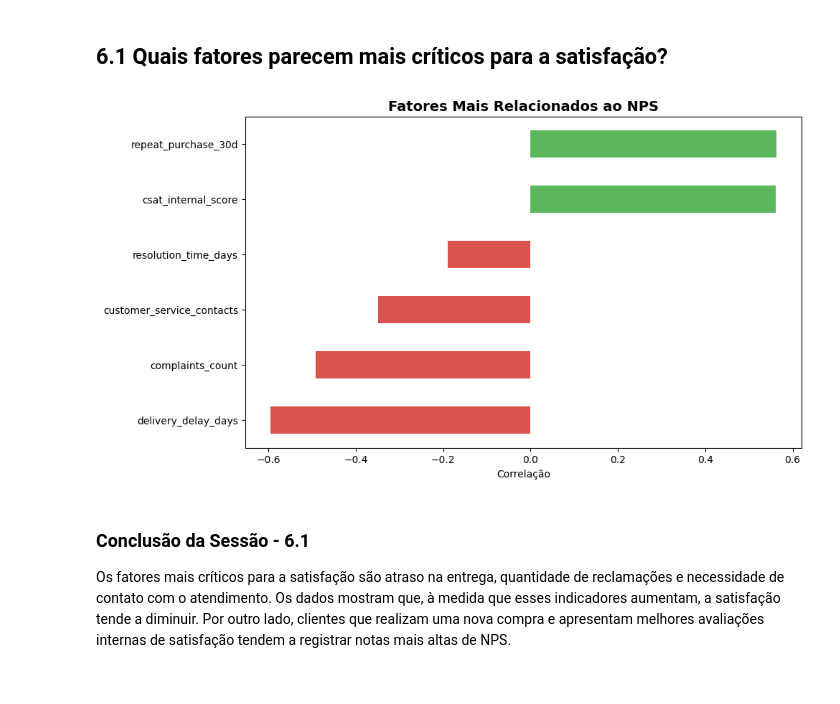
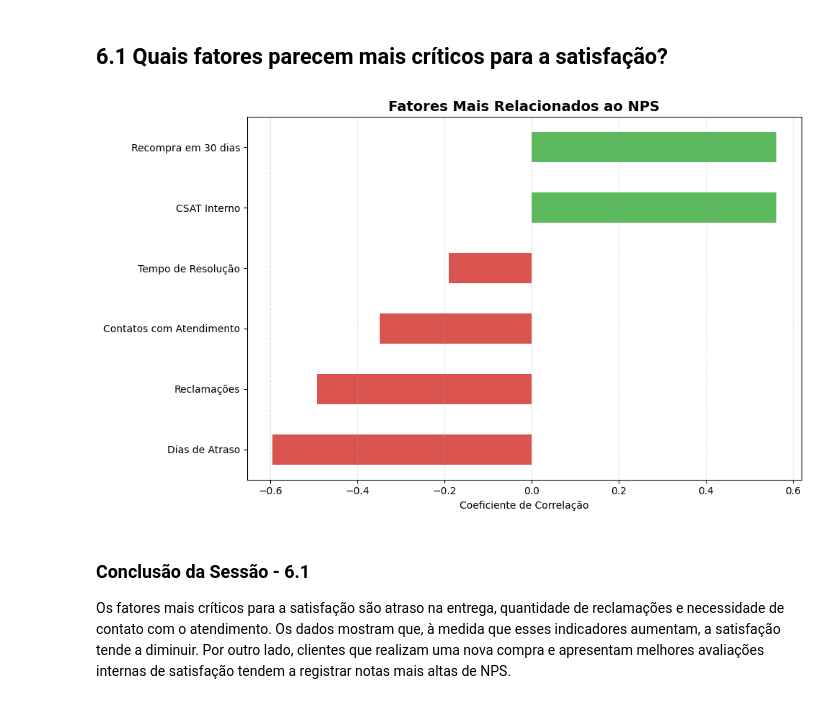
Before and after one commit to GabrielButti/tech_challenge_1, a Jupyter notebook: notebooks/analise_exploratoria_dados.ipynb, the cells around one changed output. Drawn from its saved outputs; the diff is of its cells as text; code cells hidden in the pictures.

```diff
--- a/notebooks/tech_challenge_v2.ipynb
+++ b/notebooks/analise_exploratoria_dados.ipynb
@@ -813,6 +899,17 @@ AZUL = "#5B8FF9"
 ## 6.1 Quais fatores parecem mais críticos para a satisfação?
 # %%
 # Gráfico de barras horizontais da correlação entre as variáveis e o NPS
+
+# Renomeando apenas para exibição
+nomes_pt = {
+    'delivery_delay_days': 'Dias de Atraso',
+    'complaints_count': 'Reclamações',
+    'customer_service_contacts': 'Contatos com Atendimento',
+    'resolution_time_days': 'Tempo de Resolução',
+    'repeat_purchase_30d': 'Recompra em 30 dias',
+    'csat_internal_score': 'CSAT Interno',
+    'nps_score': 'NPS'
+}
 
 corr_nps = (
     df_nps[
@@ -820,37 +917,42 @@ corr_nps = (
             'delivery_delay_days',
             'complaints_count',
             'customer_service_contacts',
             'resolution_time_days',
             'repeat_purchase_30d',
             'csat_internal_score',
             'nps_score'
         ]
     ]
-    .corr()['nps_score']
-    .drop('nps_score')
+    .rename(columns=nomes_pt)
+    .corr()['NPS']
+    .drop('NPS')
     .sort_values()
 )
 
 plt.figure(figsize=(10,6))
 
 corr_nps.plot(
     kind='barh',
     color=[
         VERMELHO if x < 0 else VERDE
         for x in corr_nps
     ]
 )
 
 plt.title(
     'Fatores Mais Relacionados ao NPS',
     fontsize=14,
     fontweight='bold'
 )
 
-plt.xlabel('Correlação')
+plt.xlabel('Coeficiente de Correlação')
+plt.ylabel('')
+plt.grid(axis='x', linestyle='--', alpha=0.4)
+
+plt.tight_layout()
 plt.show()
 # %% [output]
-[figure, old version]
+[figure, new version]
 # %% [markdown]
 ### Conclusão da Sessão - 6.1
 
```
Also changed, not shown: parts of 11 cells of this notebook, 4 other files.
